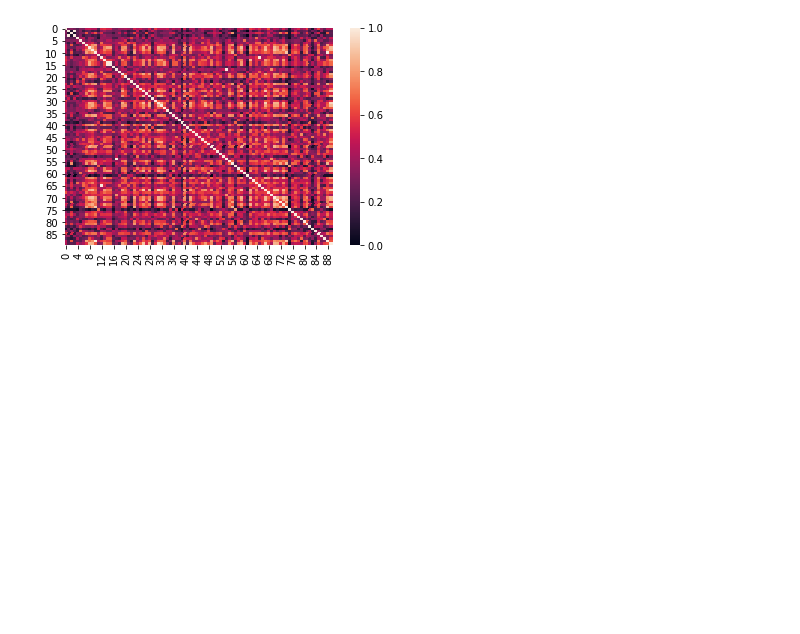
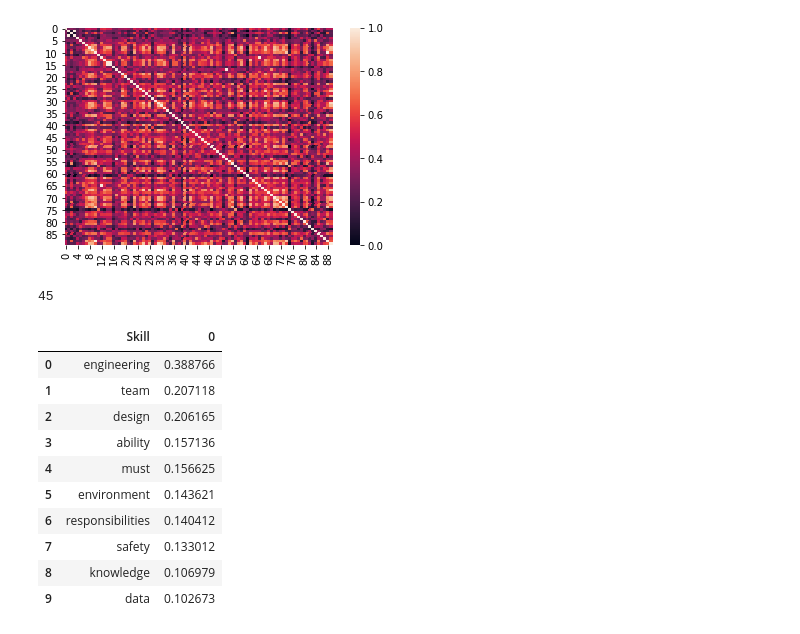
Before and after one commit to kjar0/516X-Final, a Jupyter notebook: ABE Employers.ipynb, the cells around one changed output. Saved outputs shown, nothing was run; the diff lists cells and outputs as text; code cells hidden in the pictures; blank space fills up the shorter version.

```diff
--- a/ABE Employers.ipynb
+++ b/ABE Employers.ipynb
@@ -346,3 +448,34 @@ sns.heatmap(jsim)
+# %%
+len(clean_posts)
+# %% [output]
+45
+# %%
+tfidf_v = TfidfVectorizer()
+vocab = tfidf_v.fit(clean_abe_comp)
+job_assess = tfidf_v.transform(clean_posts)
+#job_fit = tfidf_v.inverse_transform(job_assess)
+prepared = job_assess
+fname = tfidf_v.get_feature_names()
+df = pd.DataFrame(prepared.T.toarray(), index=fname)
+job_avg = df.mean(axis=1)
+job_avg = pd.DataFrame(job_avg.sort_values(ascending=False).nlargest(10))
+job_avg.index.name = 'Skill'
+job_avg.reset_index(inplace=True)
+#job_avg = job_avg.drop(['0'],axis=0)
+#tskill_dfs.append(job_avg)
+job_avg
+# %% [output]
+|  | Skill | 0 |
+| 0 | engineering | 0.388766 |
+| 1 | team | 0.207118 |
+| 2 | design | 0.206165 |
+| 3 | ability | 0.157136 |
+| 4 | must | 0.156625 |
+| 5 | environment | 0.143621 |
+| 6 | responsibilities | 0.140412 |
+| 7 | safety | 0.133012 |
+| 8 | knowledge | 0.106979 |
+| 9 | data | 0.102673 |
 # %%
 tfidf_v = TfidfVectorizer()
 vocab = tfidf_v.fit(clean_abe_comp)
```
Also changed, not shown: parts of 20 cells of this notebook.
